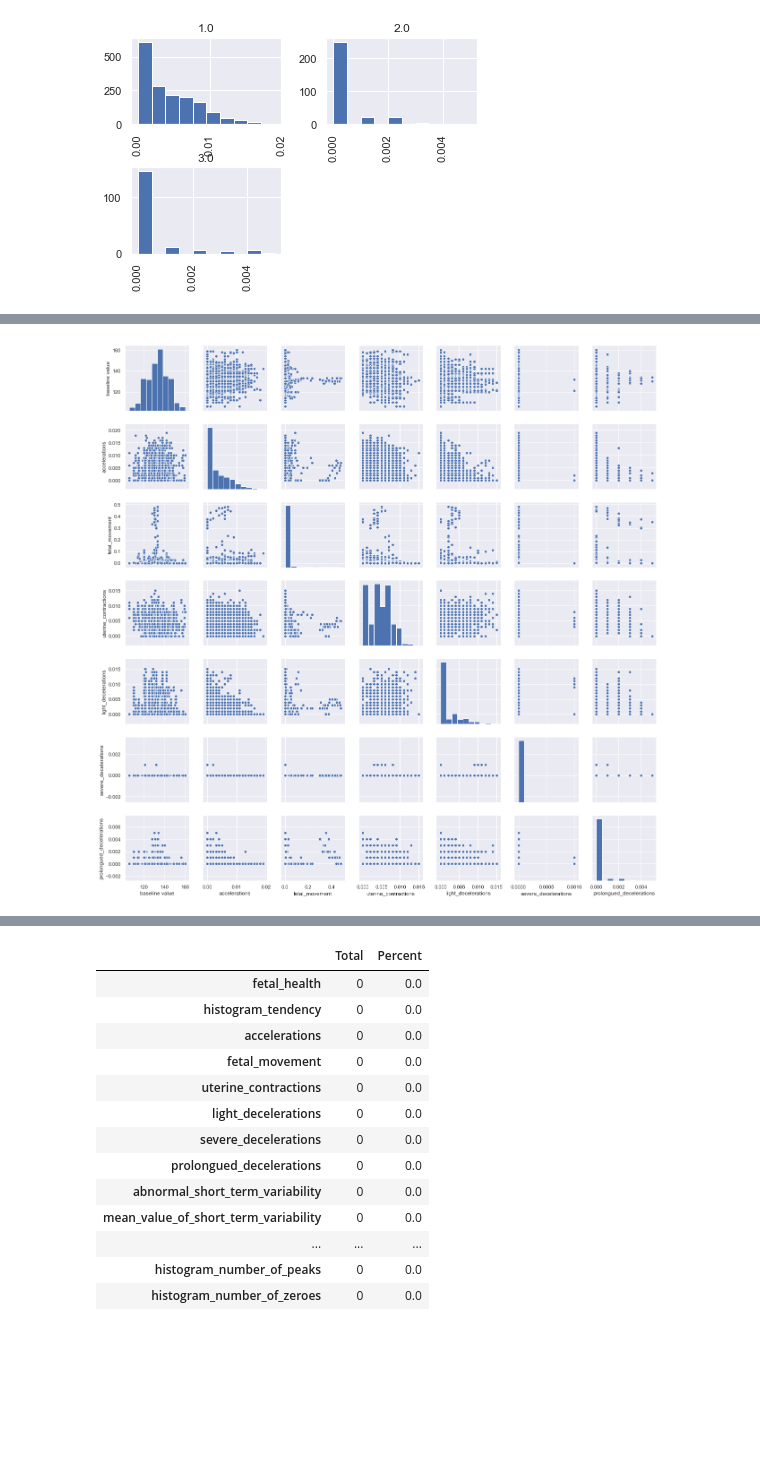
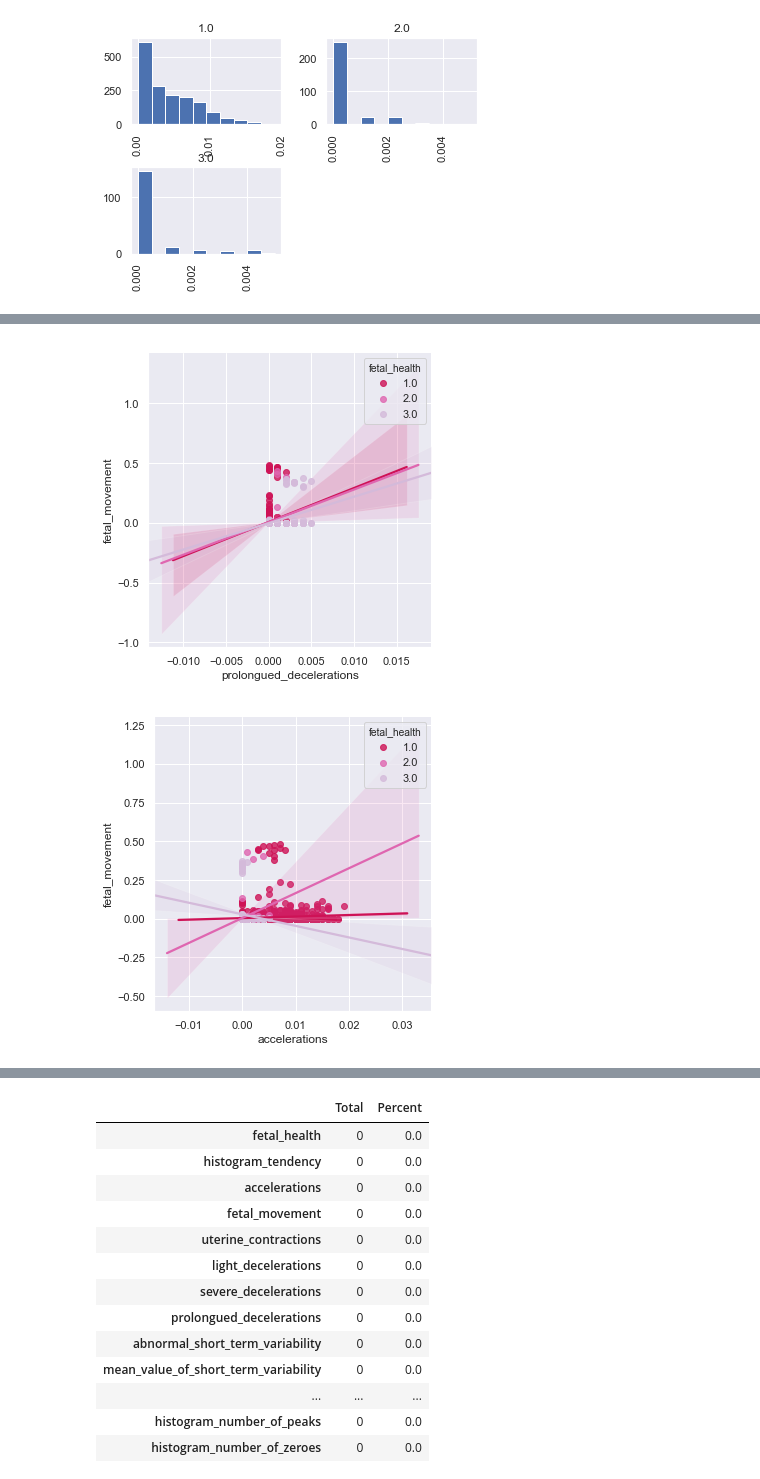
Before and after one commit to kimberashman/fetal-health, a Jupyter notebook: notebooks/1.0-initial-data-exploration.ipynb, the cells around one changed output, grey strips where cells are left out. Drawn from its saved outputs; the diff is of its cells as text; code cells hidden in the pictures; blank space fills up the shorter version.

```diff
--- a/notebooks/1.0-initial-data-exploration.ipynb
+++ b/notebooks/1.0-initial-data-exploration.ipynb
@@ -357,7 +354,10 @@ uterine contractions
-# %%
-#scatterplot
-sns.set()
-sns.pairplot(df_reduce[num_cols_reduce])
-plt.show();
-# %% [output]
-[figure, removed]
+# %%
+sns.lmplot(data =df_train,x="prolongued_decelerations",y="fetal_movement",palette=colors, hue="fetal_health",legend_out=False)
+plt.show()
+# %% [output]
+[figure, added]
+# %%
+sns.lmplot(data =df_train,x="accelerations",y="fetal_movement",palette=colors, hue="fetal_health",legend_out=False)
+plt.show()
+# %% [output]
+[figure, added]
```
Also changed, not shown: parts of 9 cells of this notebook, 19 other files.
